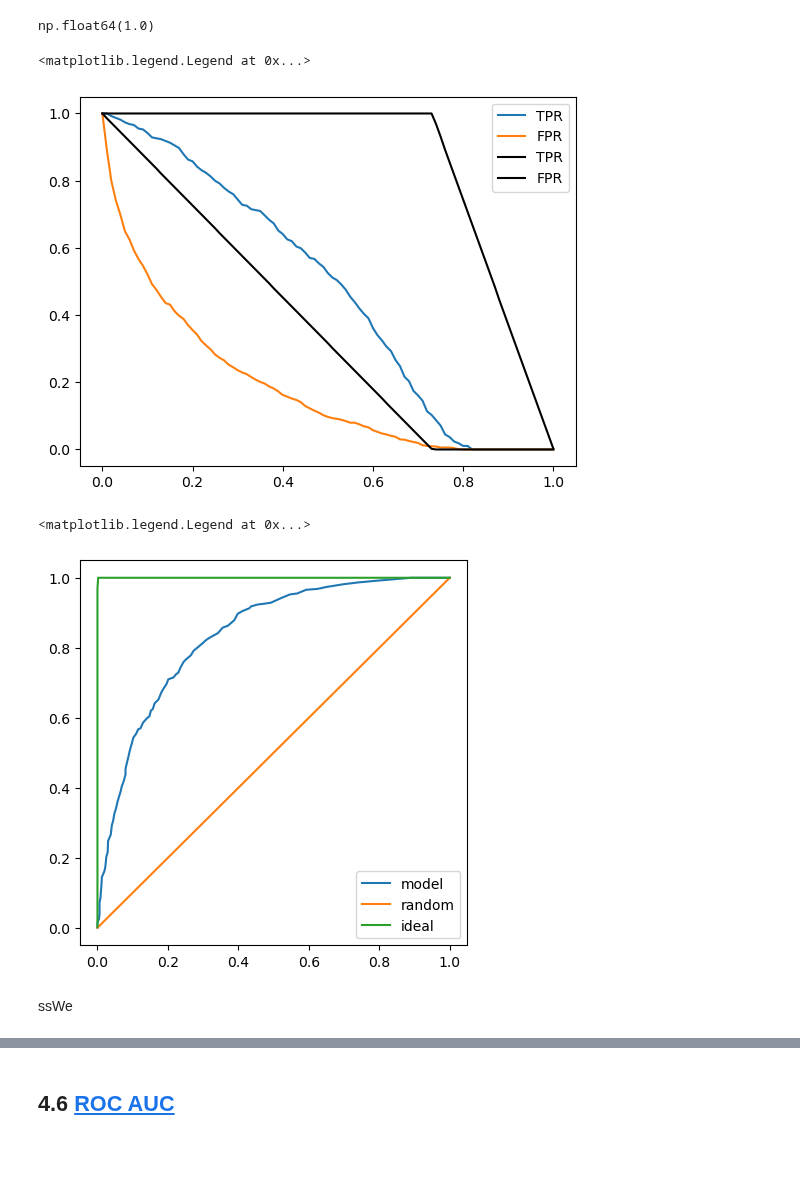
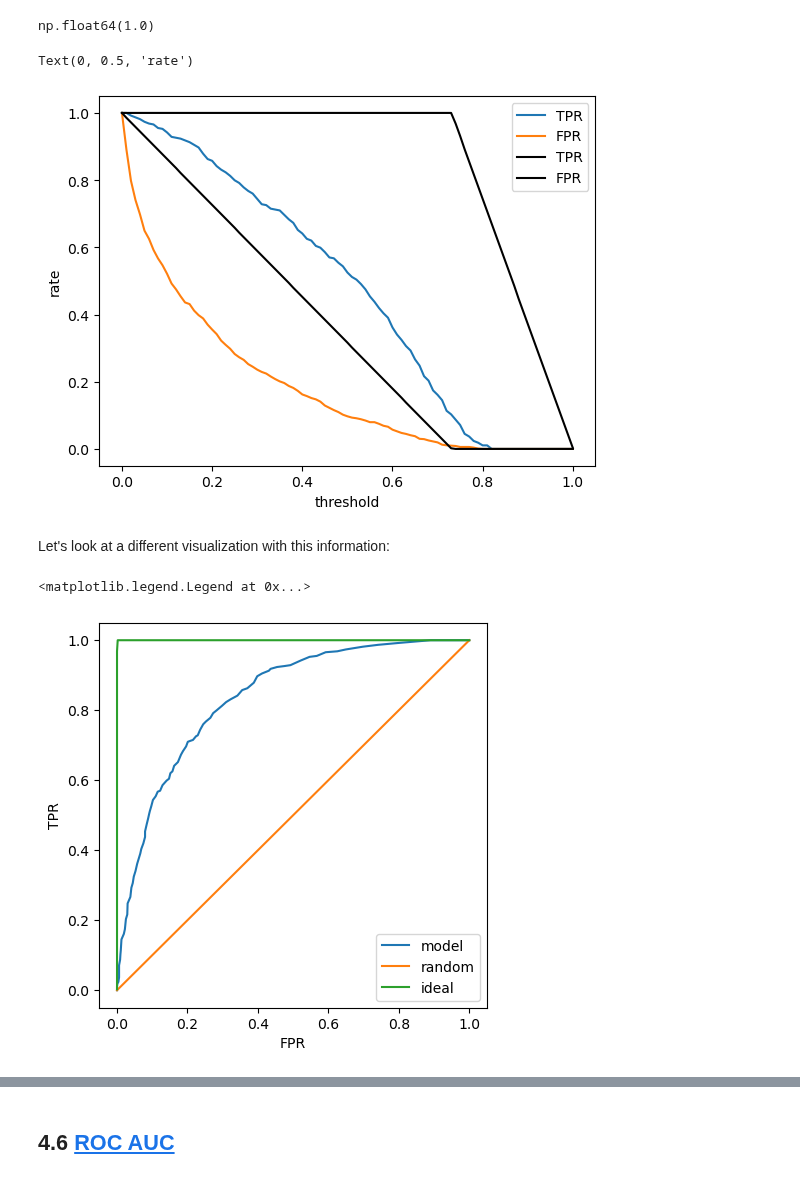
Before and after one commit to kemaldahha/machine-learning-course, a Jupyter notebook: week_4_notes.ipynb, the cells around one changed output, grey strips where cells are left out. Drawn from its saved outputs; the diff is of its cells as text; code cells hidden in the pictures; blank space fills up the shorter version.

```diff
--- a/week_4_notes.ipynb
+++ b/week_4_notes.ipynb
@@ -417,22 +417,26 @@ np.float64(1.0)
 # %%
 df_ideal = tpr_fpr_dataframe(y_ideal, y_ideal_pred)
 plt.plot(df_scores["threshold"], df_scores["tpr"], label="TPR")
 plt.plot(df_scores["threshold"], df_scores["fpr"], label="FPR")
 plt.plot(df_ideal["threshold"], df_ideal["tpr"], label="TPR", color="black")
 plt.plot(df_ideal["threshold"], df_ideal["fpr"], label="FPR", color="black")
 plt.legend()
+plt.xlabel("threshold")
+plt.ylabel("rate")
 # %% [output]
-<matplotlib.legend.Legend at 0x...>
+Text(0, 0.5, 'rate')
-[figure, old version]
+[figure, new version]
+# %% [markdown]
+Let's look at a different visualization with this information:
 # %%
 plt.figure(figsize=(5,5))
 plt.plot(df_scores.fpr, df_scores.tpr, label="model")
 # plt.plot(df_rand.fpr, df_rand.tpr, label="random")
 plt.plot([0, 1], [0, 1], label="random")
 plt.plot(df_ideal.fpr, df_ideal.tpr, label="ideal")
+plt.xlabel("FPR")
+plt.ylabel("TPR")
 plt.legend()
 # %% [output]
 <matplotlib.legend.Legend at 0x...>
-[figure, old version]
+[figure, new version]
-# %% [markdown]
-ssWe
```
Also changed, not shown: parts of 3 cells of this notebook, 1 other file.
